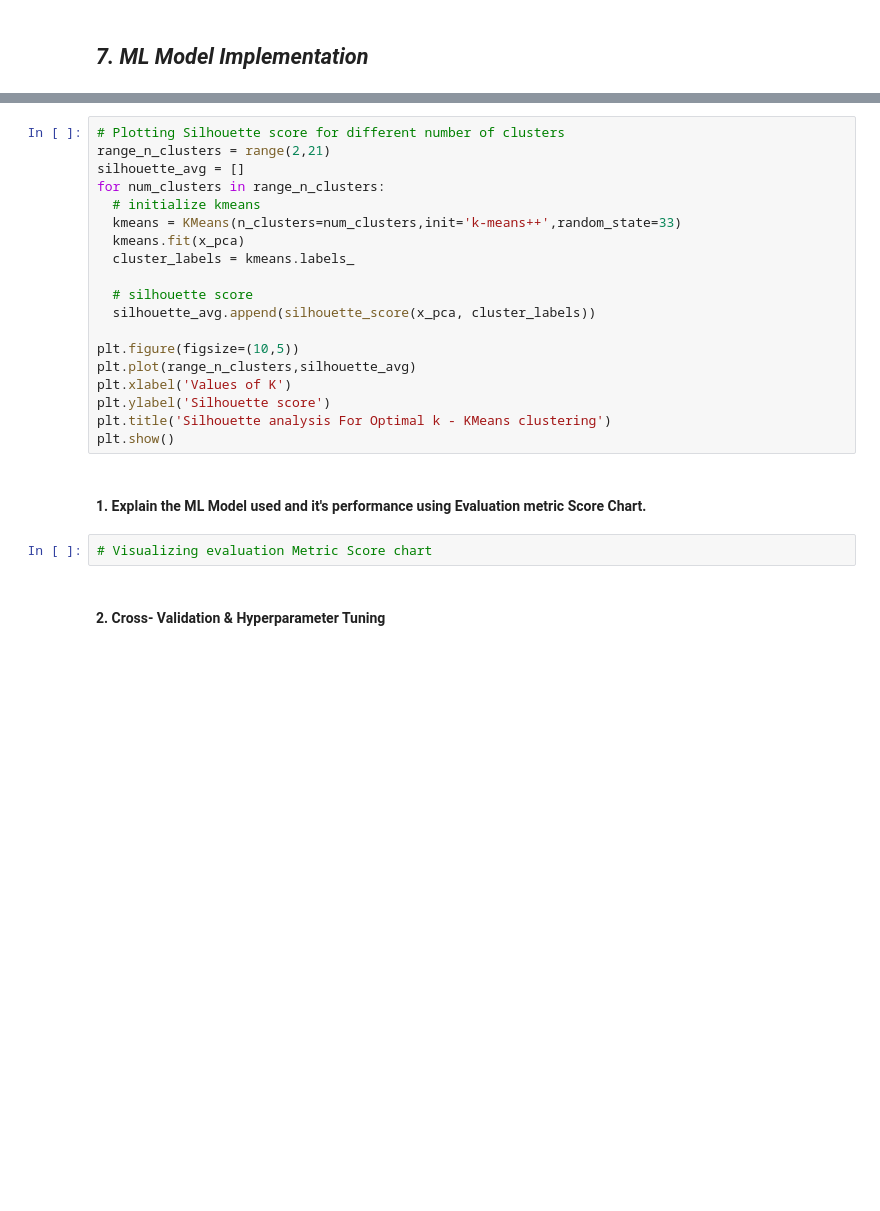
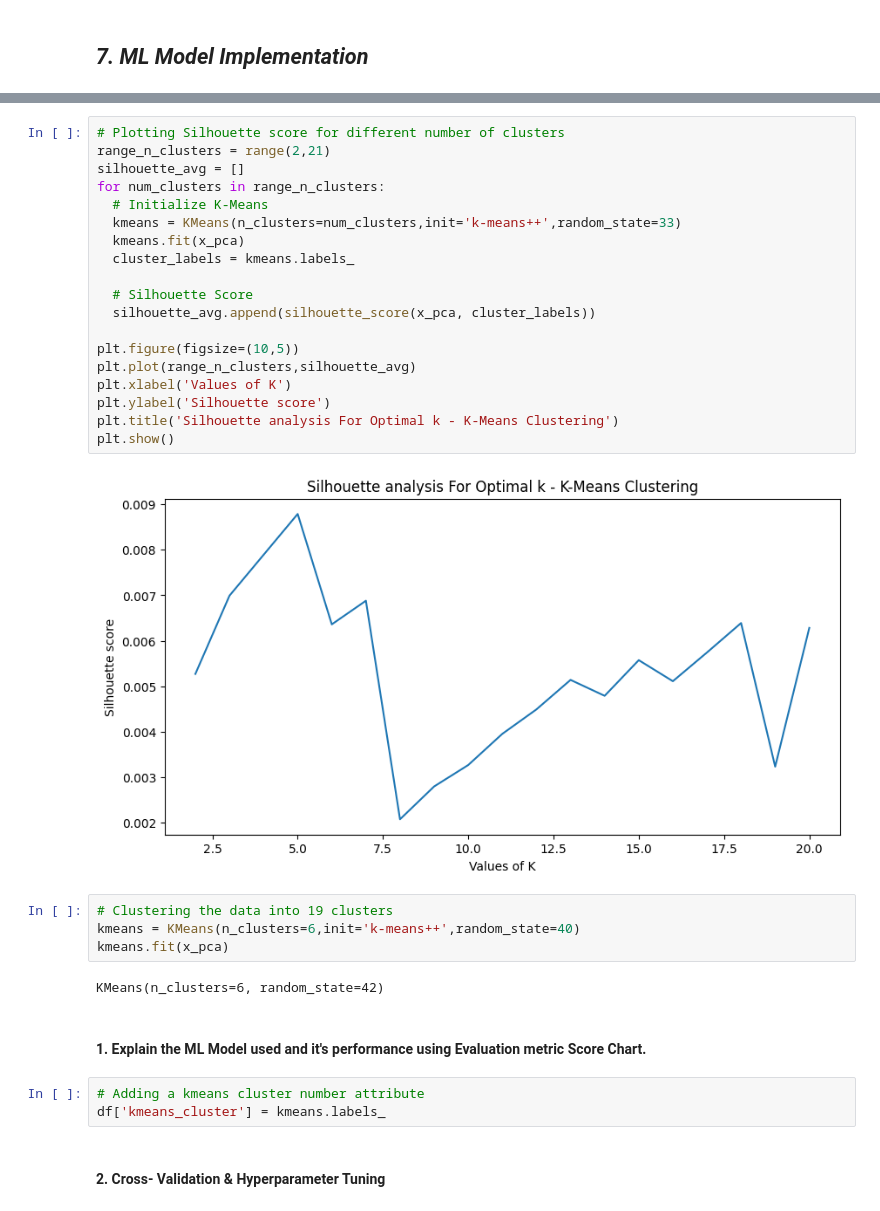
Before and after one commit to RahulI5/Netflix-Movies-and-TV-Shows-Clustering, a Jupyter notebook: Netflix_Movies_and_TV_Shows_Clustering.ipynb, the cells around one changed output, grey strips where cells are left out. Cells and saved outputs as stored; diff of their text form; blank space fills up the shorter version.

```diff
--- a/Netflix_Movies_and_TV_Shows_Clustering.ipynb
+++ b/Netflix_Movies_and_TV_Shows_Clustering.ipynb
@@ -798,25 +806,34 @@ plt.show()
 # %%
 # Plotting Silhouette score for different number of clusters
 range_n_clusters = range(2,21)
 silhouette_avg = []
 for num_clusters in range_n_clusters:
-  # initialize kmeans
+  # Initialize K-Means
   kmeans = KMeans(n_clusters=num_clusters,init='k-means++',random_state=33)
   kmeans.fit(x_pca)
   cluster_labels = kmeans.labels_
 
-  # silhouette score
+  # Silhouette Score
   silhouette_avg.append(silhouette_score(x_pca, cluster_labels))
 
 plt.figure(figsize=(10,5))
 plt.plot(range_n_clusters,silhouette_avg)
 plt.xlabel('Values of K')
 plt.ylabel('Silhouette score')
-plt.title('Silhouette analysis For Optimal k - KMeans clustering')
+plt.title('Silhouette analysis For Optimal k - K-Means Clustering')
 plt.show()
+# %% [output]
+[figure, added]
+# %%
+# Clustering the data into 19 clusters
+kmeans = KMeans(n_clusters=6,init='k-means++',random_state=40)
+kmeans.fit(x_pca)
+# %% [output]
+KMeans(n_clusters=6, random_state=42)
 # %% [markdown]
 #### 1. Explain the ML Model used and it's performance using Evaluation metric Score Chart.
-# %%
-# Visualizing evaluation Metric Score chart
+# %%
+# Adding a kmeans cluster number attribute
+df['kmeans_cluster'] = kmeans.labels_
 # %% [markdown]
 #### 2. Cross- Validation & Hyperparameter Tuning
```
Also changed, not shown: parts of 75 cells of this notebook.
